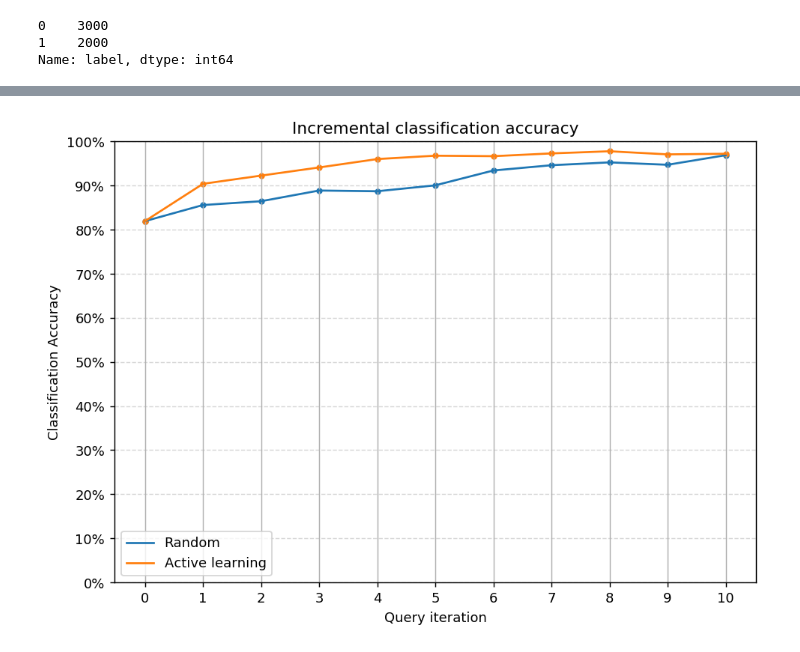
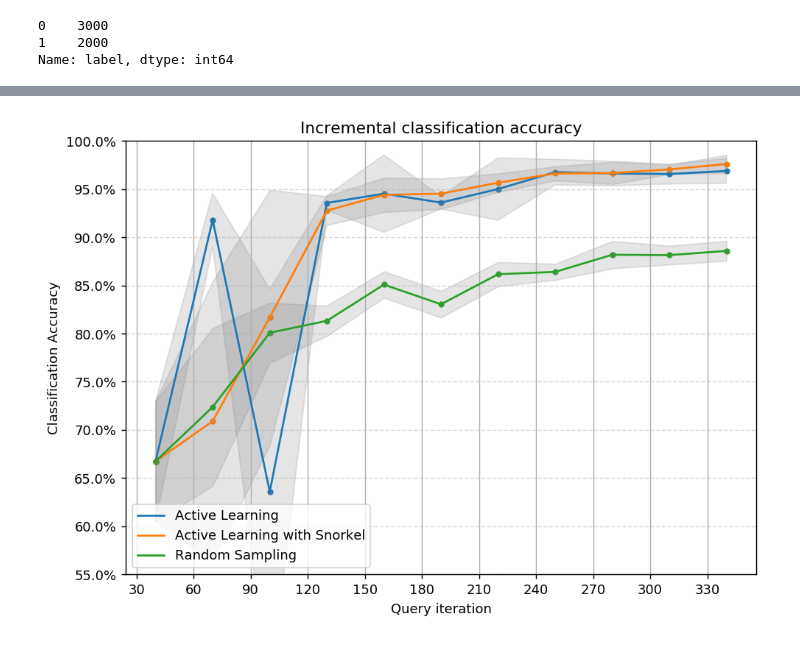
Before and after one commit to dcossao/a2xnotator, a Jupyter notebook: notebooks/1.0-model/1_model_first_multi_user.ipynb, the cells around one changed output, grey strips where cells are left out. Cells and saved outputs as stored; diff of their text form; code cells hidden in the pictures.

Commit message:
Run active learning with/without Snorkel

```diff
--- a/notebooks/1.0-model/1_model_first_multi_user.ipynb
+++ b/notebooks/1.0-model/1_model_first_multi_user.ipynb
@@ -52,21 +54,6 @@ tfv = TfidfVectorizer(analyzer='char_wb', ngram_range=(3,3), use_idf=False)
 X_raw = tfv.fit_transform(df_balanced['clean_address']).toarray()
 y_raw = df_balanced['label'].values
 # X_raw.shape
-# %%
-# Isolate our examples for our labeled dataset.
-BATCH_SIZE = 10
-INITIAL_BATCH_SIZE = 40
-
-n_labeled_examples = X_raw.shape[0]
-training_indices = np.random.choice(n_labeled_examples, size=INITIAL_BATCH_SIZE, replace=False)
-
-X_train = X_raw[training_indices]
-y_train = y_raw[training_indices]
-
-# Isolate the non-training examples we'll be querying.
-X_pool = np.delete(X_raw, training_indices, axis=0)
-# X_pool = delete_rows_csr(X_raw, training_indices)
-y_pool = np.delete(y_raw, training_indices, axis=0)
 # %%
 def random_sampling(classifier, X_pool, n_instances):
     n_samples = len(X_pool)
@@ -254,33 +182,49 @@ Accuracy after query 10: 0.9720
+# %%
+results = pd.DataFrame(performance_hist)
+results.to_csv('../../data/interim/results_log_reg.csv')
+results = {col: results[col].apply(lambda x: pd.Series(x)) for col in results.columns}
 # %%
 import matplotlib as mpl
 import matplotlib.pyplot as plt
 %matplotlib inline
 
-N_QUERIES = 10
+labels = {'rnd_lr': 'Random Sampling',
+          'al_lr_snorkel': 'Active Learning with Snorkel',
+          'al_lr': 'Active Learning'}
 
 # Plot our performance over time.
 fig, ax = plt.subplots(figsize=(8.5, 6), dpi=130)
 
-ax.plot(performance_hist['rnd'], label='Random')
-ax.plot(performance_hist['al'], label='Active learning')
+x = np.array([INITIAL_BATCH_SIZE] * (N_QUERIES + 1))
+x = x + np.array(list(range(N_QUERIES+1))) * BATCH_SIZE
+
+
+for col in results.keys():
+    mean = results[col].mean()
+    std = results[col].std()
+
+    ax.plot(x, mean, label=labels[col])
+    ax.scatter(x, mean, s=13)
+
+#     plt.errorbar(x, mean, yerr=std, label=labels[col])
+
+    plt.fill_between(x, mean-std, mean+std, color='gray', alpha=0.2)
 
 plt.legend(loc='lower left')
-
-ax.scatter(range(len(performance_hist['rnd'])), performance_hist['rnd'], s=13)
-ax.scatter(range(len(performance_hist['al'])), performance_hist['al'], s=13)
 
 ax.xaxis.set_major_locator(mpl.ticker.MaxNLocator(nbins=N_QUERIES + 3, integer=True))
 ax.xaxis.grid(True)
 
 ax.yaxis.set_major_locator(mpl.ticker.MaxNLocator(nbins=10))
 ax.yaxis.set_major_formatter(mpl.ticker.PercentFormatter(xmax=1))
-ax.set_ylim(bottom=0, top=1)
+ax.set_ylim(bottom=0.55, top=1)
 ax.yaxis.grid(True, linestyle='--', alpha=1/2)
 
 ax.set_title('Incremental classification accuracy')
 ax.set_xlabel('Query iteration')
 ax.set_ylabel('Classification Accuracy')
 
+plt.savefig('../../data/results/img_results.png')
 plt.show()
 # %% [output]
-[figure, old version]
+[figure, new version]
```
Also changed, not shown: parts of 9 cells of this notebook.
